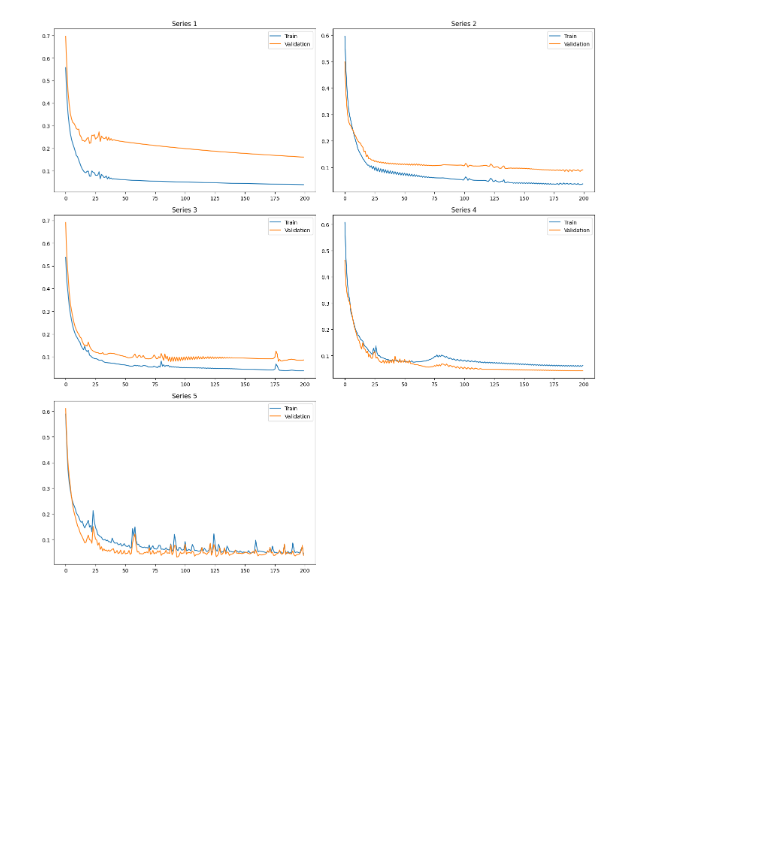
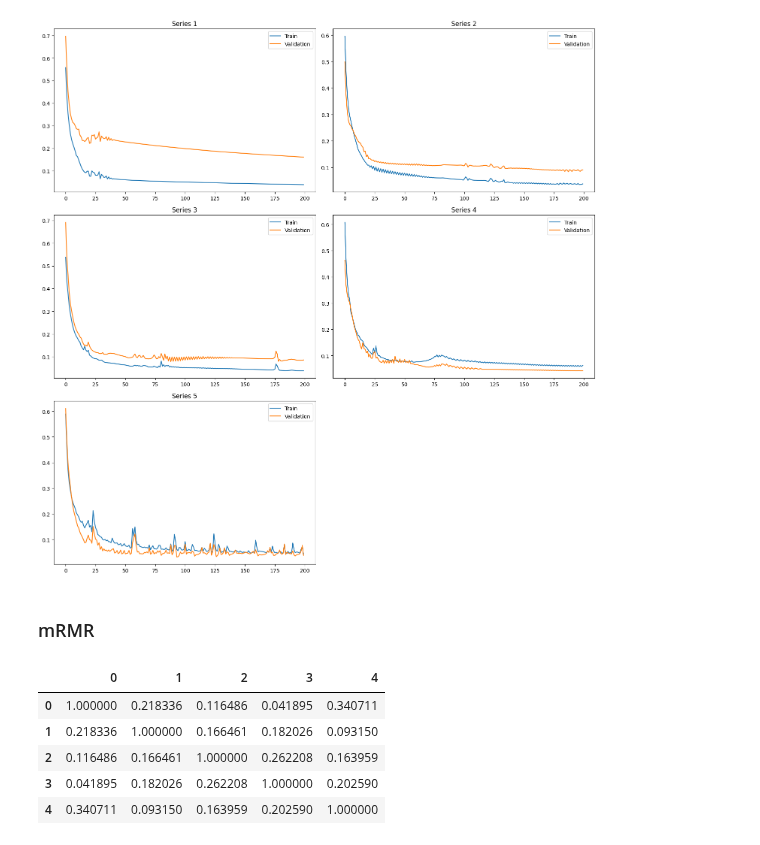
Before and after one commit to Lucas-ZR/datahow-thesis-feup, a Jupyter notebook: torch_perm_imp_reg.ipynb, the cells around one changed output. Saved outputs shown, nothing was run; the diff lists cells and outputs as text; code cells hidden in the pictures; blank space fills up the shorter version.

```diff
--- a/torch_perm_imp_reg.ipynb
+++ b/torch_perm_imp_reg.ipynb
@@ -416,3 +416,5 @@ plt.tight_layout()
 plt.show()
 # %% [output]
 [figure]
+# %% [markdown]
+### mRMR
@@ -418,0 +481,9 @@ plt.show()
+# %%
+pd.DataFrame(importances_mrmr).corr()
+# %% [output]
+|  | 0 | 1 | 2 | 3 | 4 |
+| 0 | 1.000000 | 0.218336 | 0.116486 | 0.041895 | 0.340711 |
+| 1 | 0.218336 | 1.000000 | 0.166461 | 0.182026 | 0.093150 |
+| 2 | 0.116486 | 0.166461 | 1.000000 | 0.262208 | 0.163959 |
+| 3 | 0.041895 | 0.182026 | 0.262208 | 1.000000 | 0.202590 |
+| 4 | 0.340711 | 0.093150 | 0.163959 | 0.202590 | 1.000000 |
```
Also changed, not shown: parts of 5 cells of this notebook, 1 other file.
